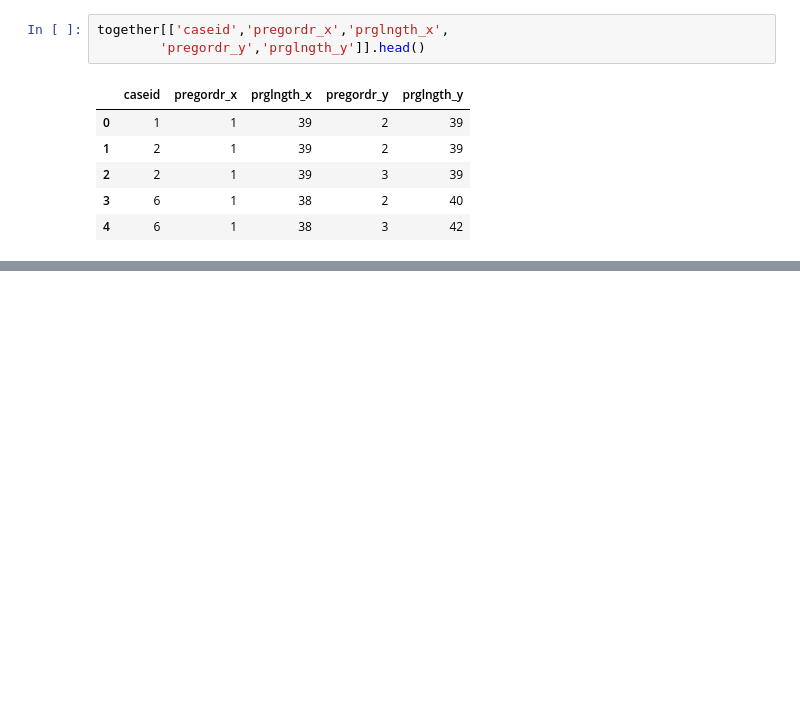
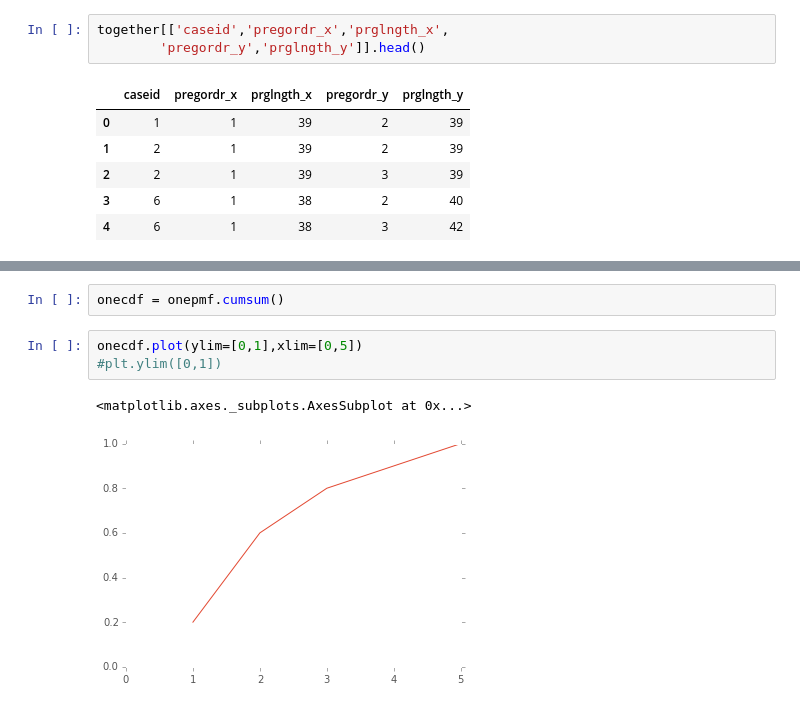
Before and after one commit to doolingdavid/ThinkStats2, a Jupyter notebook: code/notes.ipynb, the cells around one changed output, grey strips where cells are left out. Cells and saved outputs as stored; diff of their text form; blank space fills up the shorter version.

```diff
--- a/code/notes.ipynb
+++ b/code/notes.ipynb
@@ -1251,0 +1272,8 @@ together[['caseid','pregordr_x','prglngth_x',
+# %%
+onecdf = onepmf.cumsum()
+# %%
+onecdf.plot(ylim=[0,1],xlim=[0,5])
+#plt.ylim([0,1])
+# %% [output]
+<matplotlib.axes._subplots.AxesSubplot at 0x...>
+[figure, added]
```
Also changed, not shown: parts of 25 cells of this notebook.
